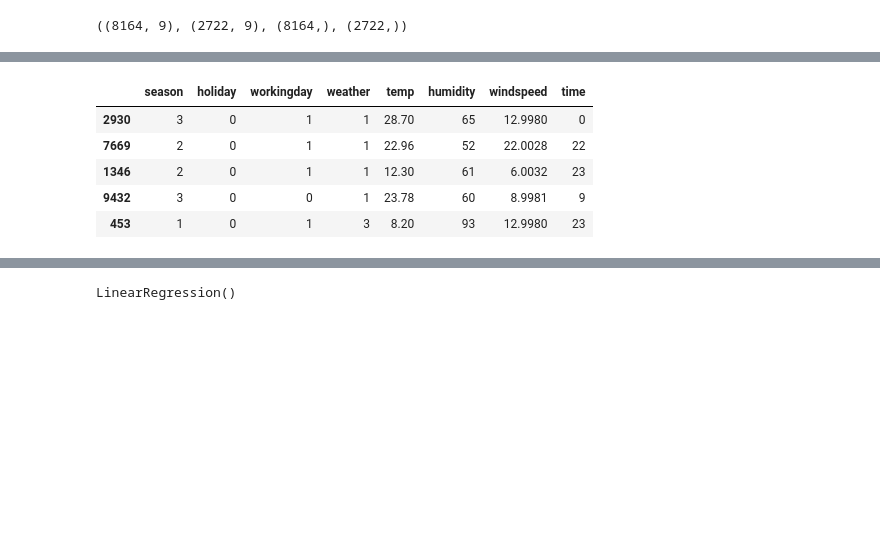
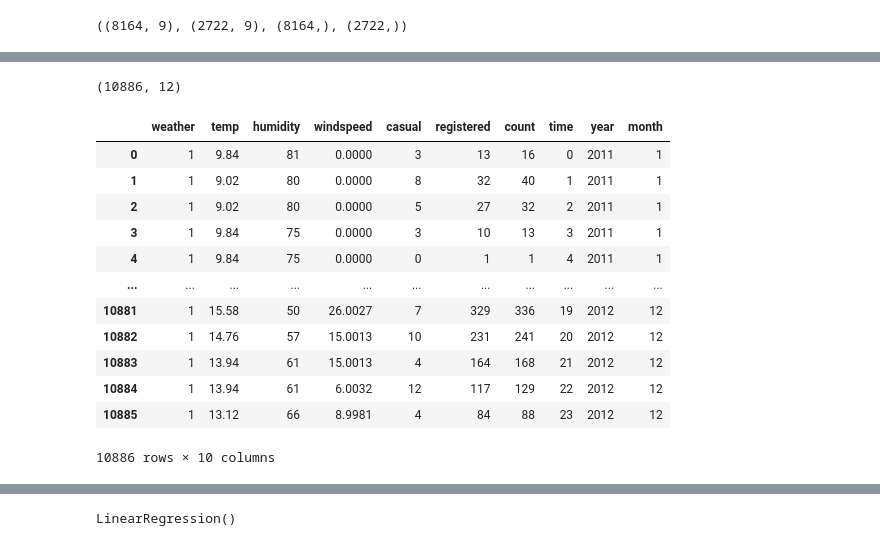
Before and after one commit to Kenoai/Spiced-Academy-Bootcamp, a Jupyter notebook: week_3/Project_3/Project_3.ipynb, the cells around one changed output, grey strips where cells are left out. Cells and saved outputs as stored; diff of their text form; code cells hidden in the pictures; blank space fills up the shorter version.

```diff
--- a/week_3/Project_3/Project_3.ipynb
+++ b/week_3/Project_3/Project_3.ipynb
@@ -176,13 +199,8 @@ def clean_dataframe(dataframe):
+# %%
+df.shape
+# %% [output]
+(10886, 12)
 # %%
 clean_dataframe(X_train)
 clean_dataframe(X_test)
 clean_dataframe(df_test)
-# %%
-X_train.head()
-# %% [output]
-|  | season | holiday | workingday | weather | temp | humidity | windspeed | time |
-| 2930 | 3 | 0 | 1 | 1 | 28.70 | 65 | 12.9980 | 0 |
-| 7669 | 2 | 0 | 1 | 1 | 22.96 | 52 | 22.0028 | 22 |
-| 1346 | 2 | 0 | 1 | 1 | 12.30 | 61 | 6.0032 | 23 |
-| 9432 | 3 | 0 | 0 | 1 | 23.78 | 60 | 8.9981 | 9 |
-| 453 | 1 | 0 | 1 | 3 | 8.20 | 93 | 12.9980 | 23 |
@@ -188,0 +209,16 @@ X_train.head()
+# %%
+df1
+# %% [output]
+|  | weather | temp | humidity | windspeed | casual | registered | count | time | year | month |
+| 0 | 1 | 9.84 | 81 | 0.0000 | 3 | 13 | 16 | 0 | 2011 | 1 |
+| 1 | 1 | 9.02 | 80 | 0.0000 | 8 | 32 | 40 | 1 | 2011 | 1 |
+| 2 | 1 | 9.02 | 80 | 0.0000 | 5 | 27 | 32 | 2 | 2011 | 1 |
+| 3 | 1 | 9.84 | 75 | 0.0000 | 3 | 10 | 13 | 3 | 2011 | 1 |
+| 4 | 1 | 9.84 | 75 | 0.0000 | 0 | 1 | 1 | 4 | 2011 | 1 |
+| ... | ... | ... | ... | ... | ... | ... | ... | ... | ... | ... |
+| 10881 | 1 | 15.58 | 50 | 26.0027 | 7 | 329 | 336 | 19 | 2012 | 12 |
+| 10882 | 1 | 14.76 | 57 | 15.0013 | 10 | 231 | 241 | 20 | 2012 | 12 |
+| 10883 | 1 | 13.94 | 61 | 15.0013 | 4 | 164 | 168 | 21 | 2012 | 12 |
+| 10884 | 1 | 13.94 | 61 | 6.0032 | 12 | 117 | 129 | 22 | 2012 | 12 |
+| 10885 | 1 | 13.12 | 66 | 8.9981 | 4 | 84 | 88 | 23 | 2012 | 12 |
+10886 rows × 10 columns
```
Also changed, not shown: parts of 32 cells of this notebook, 2 other files.
